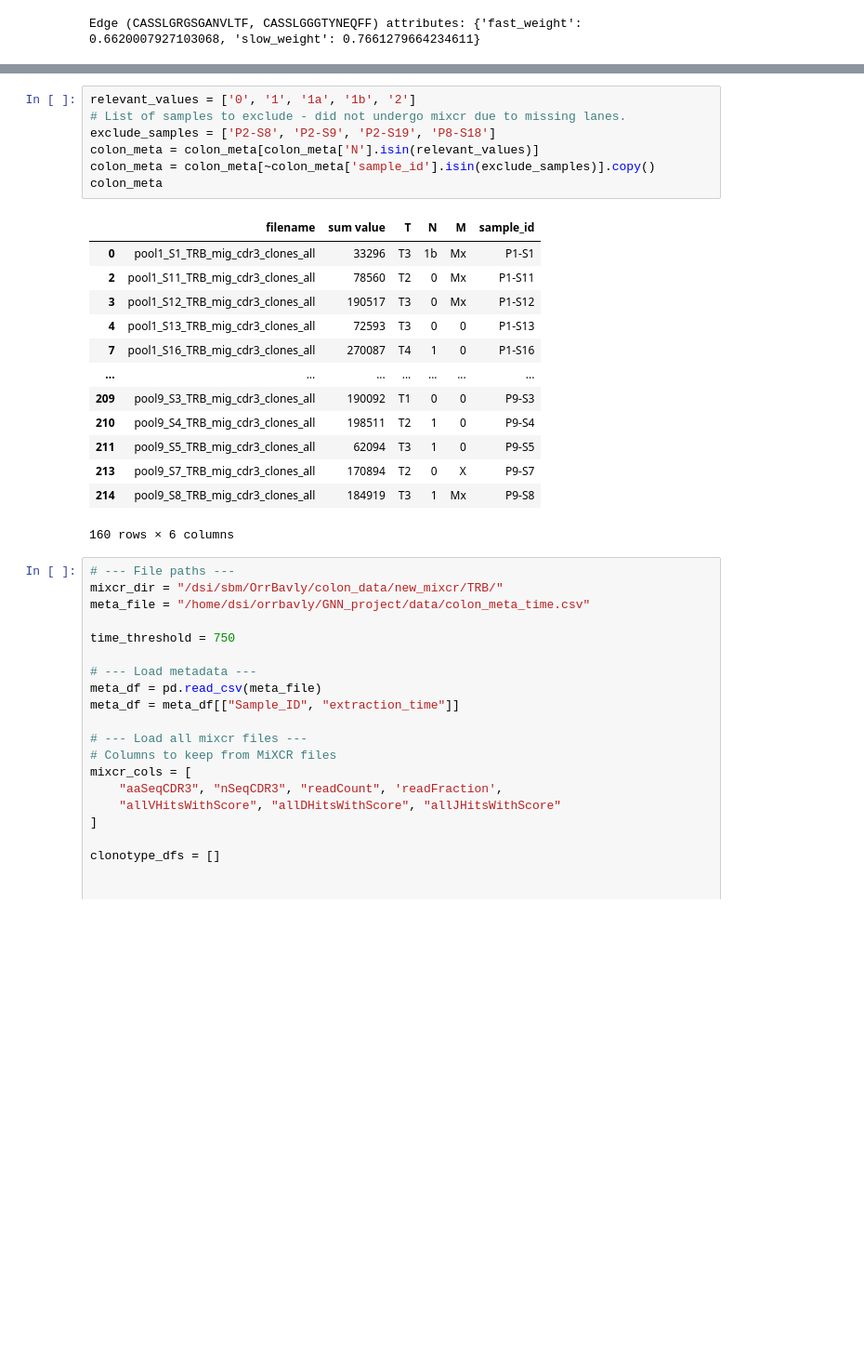
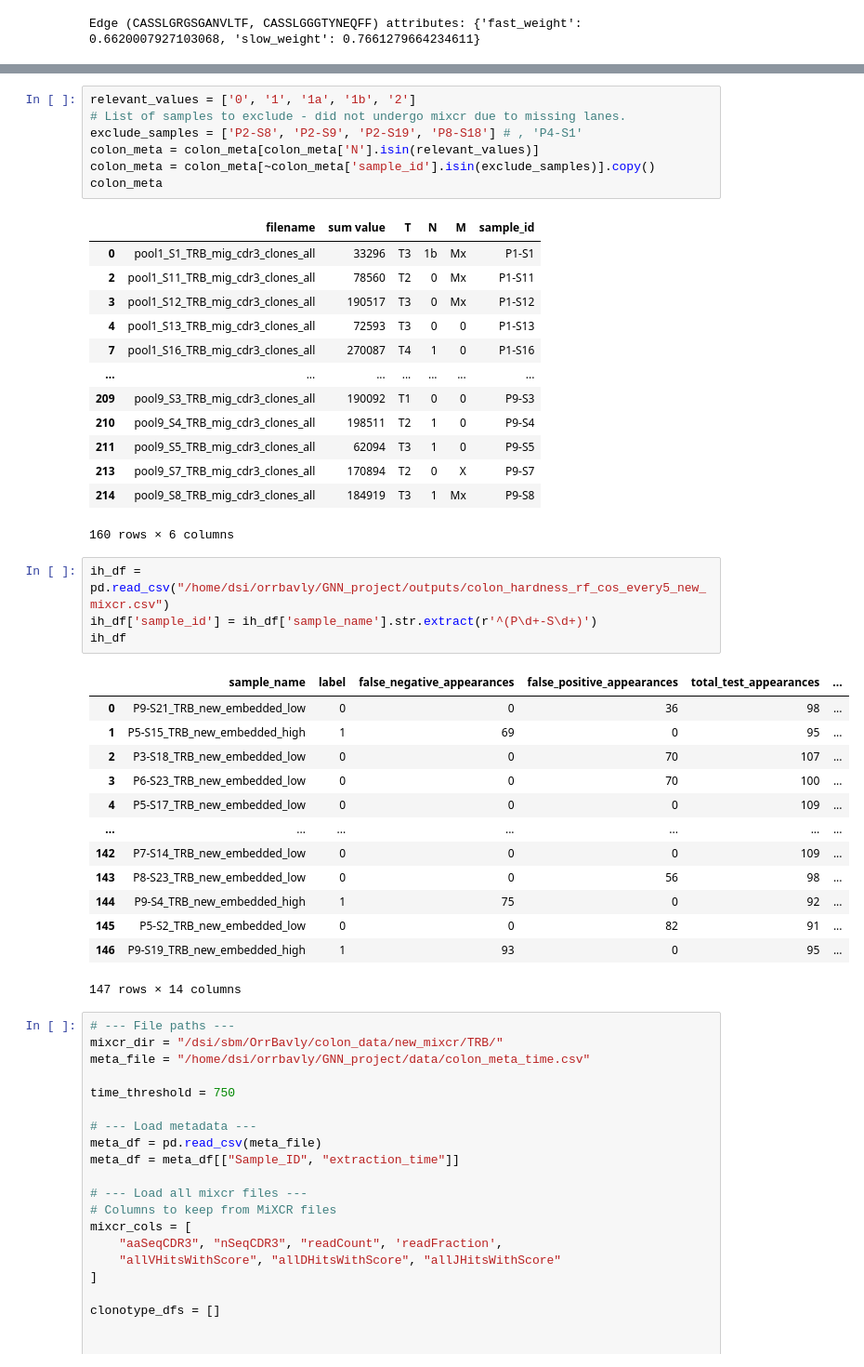
Before and after one commit to OrrBav/GNN_project, a Jupyter notebook: graphs_gnn_eda.ipynb, the cells around one changed output, grey strips where cells are left out. Shown: that part at 93% size. Saved outputs shown, nothing was run; the diff lists cells and outputs as text; blank space fills up the shorter version.

```diff
--- a/graphs_gnn_eda.ipynb
+++ b/graphs_gnn_eda.ipynb
@@ -32,7 +45,7 @@ All edge feature names: {'fast_weight', 'slow_weight'}
 # %%
 relevant_values = ['0', '1', '1a', '1b', '2']
 # List of samples to exclude - did not undergo mixcr due to missing lanes.
-exclude_samples = ['P2-S8', 'P2-S9', 'P2-S19', 'P8-S18']
+exclude_samples = ['P2-S8', 'P2-S9', 'P2-S19', 'P8-S18'] # , 'P4-S1'
 colon_meta = colon_meta[colon_meta['N'].isin(relevant_values)]
 colon_meta = colon_meta[~colon_meta['sample_id'].isin(exclude_samples)].copy()
 colon_meta
@@ -50,6 +63,24 @@ colon_meta
 | 213 | pool9_S7_TRB_mig_cdr3_clones_all | 170894 | T2 | 0 | X | P9-S7 |
 | 214 | pool9_S8_TRB_mig_cdr3_clones_all | 184919 | T3 | 1 | Mx | P9-S8 |
 160 rows × 6 columns
+# %%
+ih_df = pd.read_csv("/home/dsi/orrbavly/GNN_project/outputs/colon_hardness_rf_cos_every5_new_mixcr.csv")
+ih_df['sample_id'] = ih_df['sample_name'].str.extract(r'^(P\d+-S\d+)')
+ih_df
+# %% [output]
+|  | sample_name | label | false_negative_appearances | false_positive_appearances | total_test_appearances | ... |
+| 0 | P9-S21_TRB_new_embedded_low | 0 | 0 | 36 | 98 | ... |
+| 1 | P5-S15_TRB_new_embedded_high | 1 | 69 | 0 | 95 | ... |
+| 2 | P3-S18_TRB_new_embedded_low | 0 | 0 | 70 | 107 | ... |
+| 3 | P6-S23_TRB_new_embedded_low | 0 | 0 | 70 | 100 | ... |
+| 4 | P5-S17_TRB_new_embedded_low | 0 | 0 | 0 | 109 | ... |
+| ... | ... | ... | ... | ... | ... | ... |
+| 142 | P7-S14_TRB_new_embedded_low | 0 | 0 | 0 | 109 | ... |
+| 143 | P8-S23_TRB_new_embedded_low | 0 | 0 | 56 | 98 | ... |
+| 144 | P9-S4_TRB_new_embedded_high | 1 | 75 | 0 | 92 | ... |
+| 145 | P5-S2_TRB_new_embedded_low | 0 | 0 | 82 | 91 | ... |
+| 146 | P9-S19_TRB_new_embedded_high | 1 | 93 | 0 | 95 | ... |
+147 rows × 14 columns
 # %%
 # --- File paths ---
 mixcr_dir = "/dsi/sbm/OrrBavly/colon_data/new_mixcr/TRB/"
```
Also changed, not shown: parts of 33 cells of this notebook, 8 other files.
